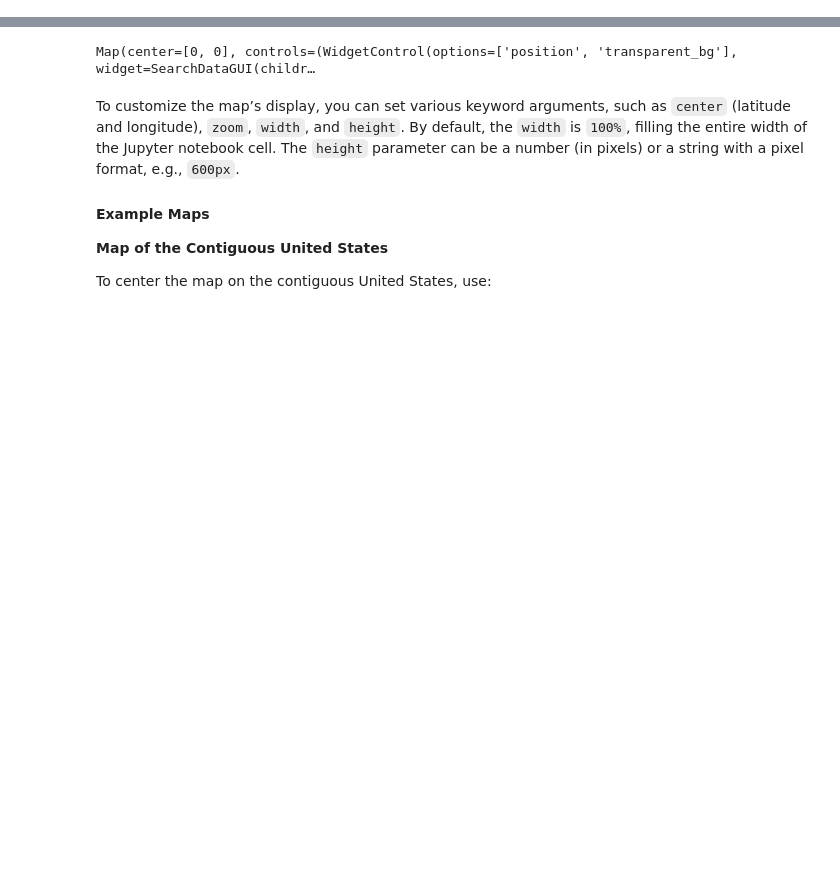
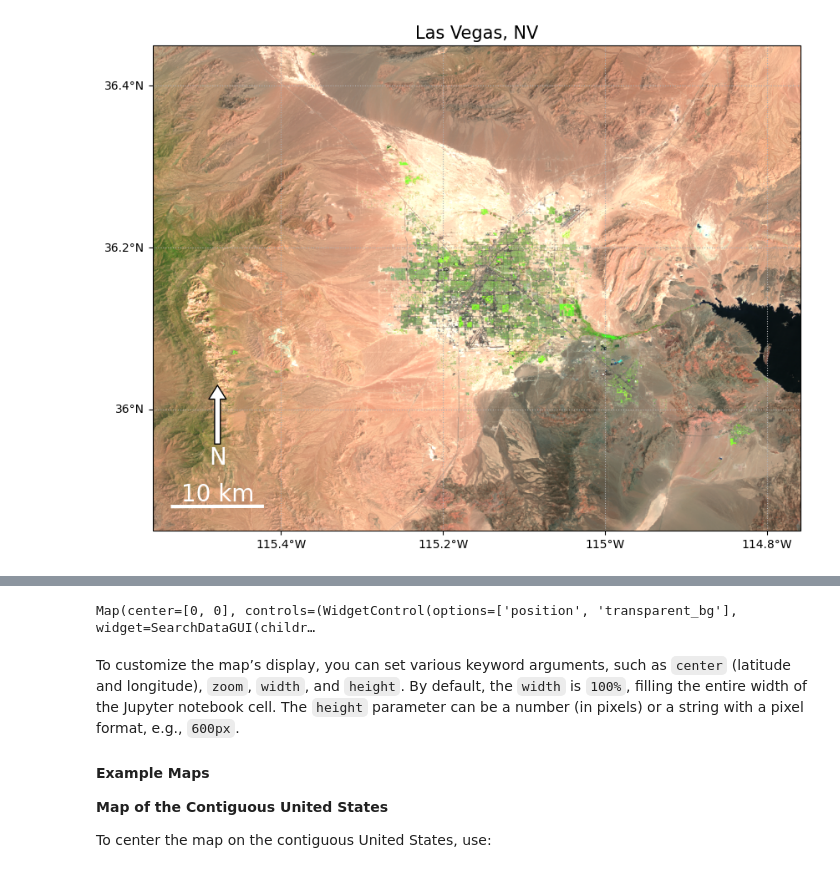
Before and after one commit to sca-opdir/notebooks, a Jupyter notebook: test_geemap.ipynb, the cells around one changed output, grey strips where cells are left out. Cells and saved outputs as stored; diff of their text form; code cells hidden in the pictures; blank space fills up the shorter version.

```diff
--- a/test_geemap.ipynb
+++ b/test_geemap.ipynb
@@ -27,0 +174,98 @@ ee.Initialize(credentials=credentials, project=project_id)
+# %%
+lon = -115.1585
+lat = 36.1500
+start_year = 1984
+end_year = 2011
+
+point = ee.Geometry.Point(lon, lat)
+years = ee.List.sequence(start_year, end_year)
+
+def get_best_image(year):
+
+    start_date = ee.Date.fromYMD(year, 1, 1)
+    end_date = ee.Date.fromYMD(year, 12, 31)
+    image = (
+        ee.ImageCollection("LANDSAT/LT05/C02/T1_L2")
+        .filterBounds(point)
+        .filterDate(start_date, end_date)
+        .sort("CLOUD_COVER")
+        .first()
+    )
+    image = (
+        image.select('SR_B.')
+        .multiply(0.0000275)
+        .add(-0.2)
+        .set({'system:time_start': image.get('system:time_start')}))
+    return ee.Image(image)
+
+collection = ee.ImageCollection(years.map(get_best_image))
+Map = geemap.Map()
+
+vis_params = {"bands": ['SR_B5', 'SR_B4', 'SR_B3'], "min": 0, "max": 0.5}
+image = ee.Image(collection.first())
+Map.addLayer(image, vis_params, 'First image')
+Map.setCenter(lon, lat, 8)
+
+Map
+
+w = 0.4
+h = 0.3
+region = [lon + w, lat - h, lon - w, lat + h]
+
+fig = plt.figure(figsize=(10, 8))
+
+ax = cartoee.get_map(image, region=region, vis_params=vis_params)
+cartoee.add_gridlines(ax, interval=[0.2, 0.2], linestyle=":")
+
+# add north arrow
+north_arrow_dict = {
+    "text": "N",
+    "xy": (0.1, 0.3),
+    "arrow_length": 0.15,
+    "text_color": "white",
+    "arrow_color": "white",
+    "fontsize": 20,
+    "width": 5,
+    "headwidth": 15,
+    "ha": "center",
+    "va": "center",
+}
+cartoee.add_north_arrow(ax, **north_arrow_dict)
+
+# add scale bar
+scale_bar_dict = {
+    "length": 10,
+    "xy": (0.1, 0.05),
+    "linewidth": 3,
+    "fontsize": 20,
+    "color": "white",
+    "unit": "km",
+    "ha": "center",
+    "va": "bottom",
+}
+cartoee.add_scale_bar_lite(ax, **scale_bar_dict)
+ax.set_title(label='Las Vegas, NV', fontsize=15)
+
+plt.show()
+
+cartoee.get_image_collection_gif(
+    ee_ic=collection,
+    out_dir='timelapse',
+    out_gif="animation.gif",
+    vis_params=vis_params,
+    region=region,
+    fps=5,
+    mp4=True,
+    grid_interval=(0.2, 0.2),
+    plot_title="Las Vegas, NV - ",
+    date_format='YYYY',
+    fig_size=(10, 8),
+    dpi_plot=100,
+    file_format="jpg",
+    north_arrow_dict=north_arrow_dict,
+    scale_bar_dict=scale_bar_dict,
+    verbose=True,
+)
+geemap.show_image('timelapse/animation.gif')
+# %% [output]
+[figure, added]
```
Also changed, not shown: parts of 6 cells of this notebook.
